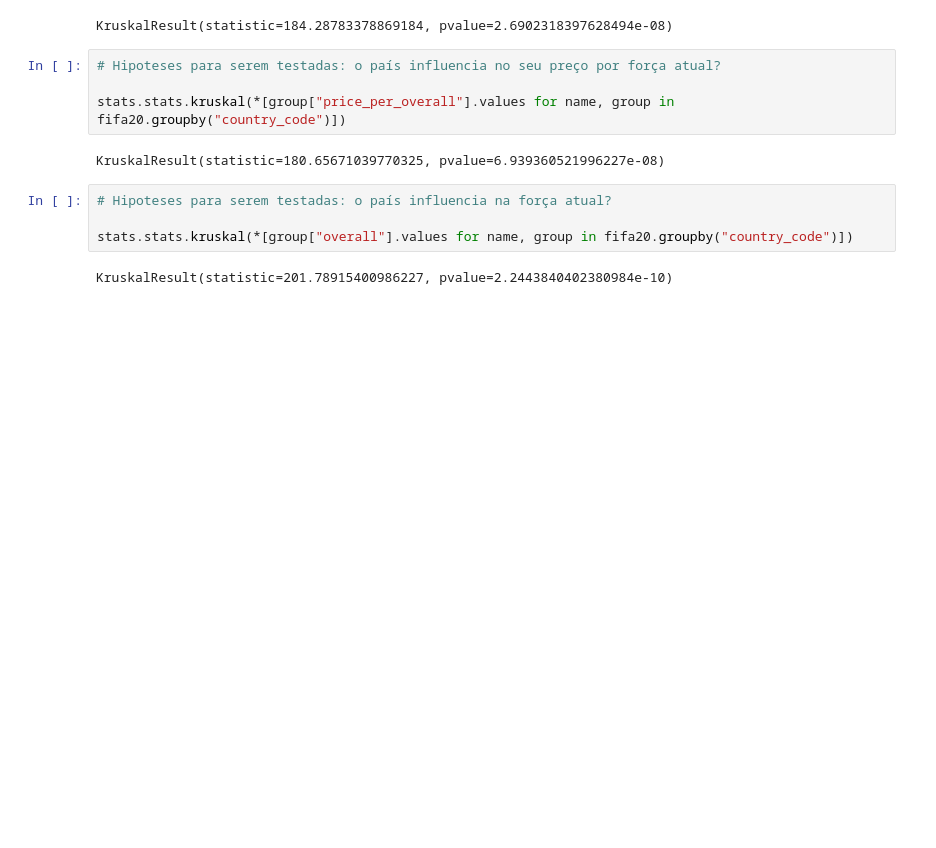
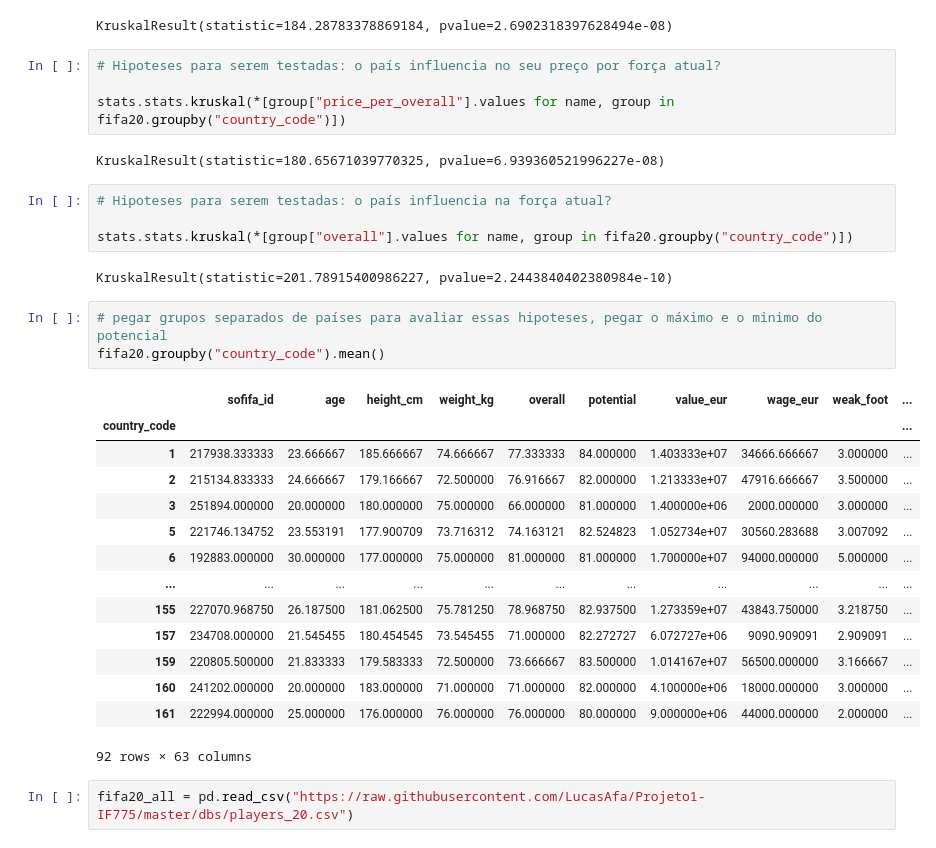
Before and after one commit to LucasAfa/Projeto1-IF775, a Jupyter notebook: projeto_1.ipynb, the cells around one changed output. Cells and saved outputs as stored; diff of their text form; blank space fills up the shorter version.

```diff
--- a/projeto_1.ipynb
+++ b/projeto_1.ipynb
@@ -242,3 +240,23 @@ KruskalResult(statistic=180.65671039770325, pvalue=6.939360521996227e-08)
 stats.stats.kruskal(*[group["overall"].values for name, group in fifa20.groupby("country_code")])
 # %% [output]
 KruskalResult(statistic=201.78915400986227, pvalue=2.2443840402380984e-10)
+# %%
+# pegar grupos separados de países para avaliar essas hipoteses, pegar o máximo e o minimo do potencial
+fifa20.groupby("country_code").mean()
+# %% [output]
+|  | sofifa_id | age | height_cm | weight_kg | overall | potential | value_eur | wage_eur | weak_foot | ... |
+| country_code |  |  |  |  |  |  |  |  |  | ... |
+| 1 | 217938.333333 | 23.666667 | 185.666667 | 74.666667 | 77.333333 | 84.000000 | 1.403333e+07 | 34666.666667 | 3.000000 | ... |
+| 2 | 215134.833333 | 24.666667 | 179.166667 | 72.500000 | 76.916667 | 82.000000 | 1.213333e+07 | 47916.666667 | 3.500000 | ... |
+| 3 | 251894.000000 | 20.000000 | 180.000000 | 75.000000 | 66.000000 | 81.000000 | 1.400000e+06 | 2000.000000 | 3.000000 | ... |
+| 5 | 221746.134752 | 23.553191 | 177.900709 | 73.716312 | 74.163121 | 82.524823 | 1.052734e+07 | 30560.283688 | 3.007092 | ... |
+| 6 | 192883.000000 | 30.000000 | 177.000000 | 75.000000 | 81.000000 | 81.000000 | 1.700000e+07 | 94000.000000 | 5.000000 | ... |
+| ... | ... | ... | ... | ... | ... | ... | ... | ... | ... | ... |
+| 155 | 227070.968750 | 26.187500 | 181.062500 | 75.781250 | 78.968750 | 82.937500 | 1.273359e+07 | 43843.750000 | 3.218750 | ... |
+| 157 | 234708.000000 | 21.545455 | 180.454545 | 73.545455 | 71.000000 | 82.272727 | 6.072727e+06 | 9090.909091 | 2.909091 | ... |
+| 159 | 220805.500000 | 21.833333 | 179.583333 | 72.500000 | 73.666667 | 83.500000 | 1.014167e+07 | 56500.000000 | 3.166667 | ... |
+| 160 | 241202.000000 | 20.000000 | 183.000000 | 71.000000 | 71.000000 | 82.000000 | 4.100000e+06 | 18000.000000 | 3.000000 | ... |
+| 161 | 222994.000000 | 25.000000 | 176.000000 | 76.000000 | 76.000000 | 80.000000 | 9.000000e+06 | 44000.000000 | 2.000000 | ... |
+92 rows × 63 columns
+# %%
+fifa20_all = pd.read_csv("https://raw.githubusercontent.com/LucasAfa/Projeto1-IF775/master/dbs/players_20.csv")
```
Also changed, not shown: parts of 7 cells of this notebook.
